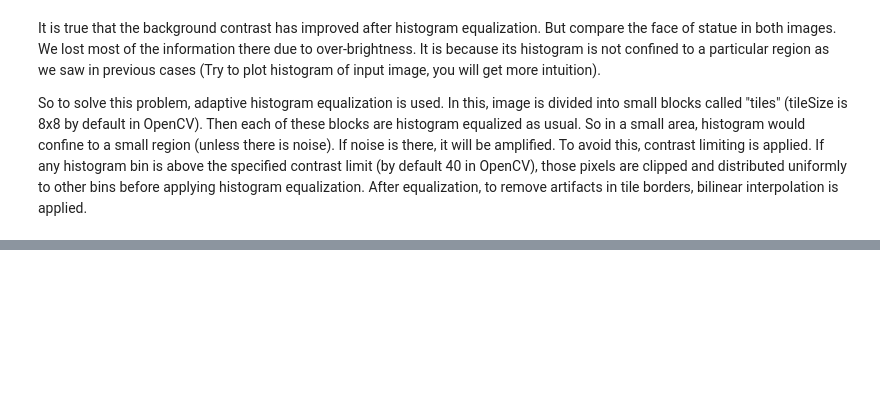
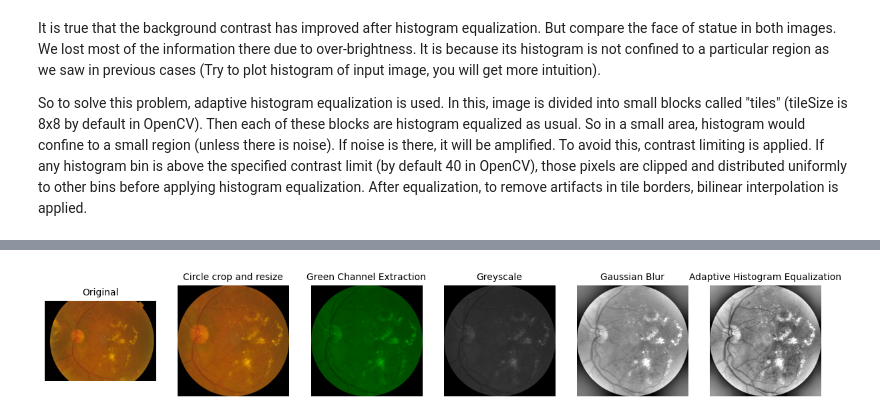
Before and after one commit to mawady/msc-retinalrecog, a Jupyter notebook: Experiment1.ipynb, the cells around one changed output, grey strips where cells are left out. Drawn from its saved outputs; the diff is of its cells as text; code cells hidden in the pictures; blank space fills up the shorter version.

```diff
--- a/Experiment1.ipynb
+++ b/Experiment1.ipynb
@@ -120,0 +67,100 @@ preprocess("03c85870824c") # Level 3
+# %%
+# ref: https://www.kaggle.com/code/ratthachat/aptos-eye-preprocessing-in-diabetic-retinopathy/notebook
+# ref: https://www.kaggle.com/code/ratthachat/aptos-eye-preprocessing-in-diabetic-retinopathy/notebook
+# ref for circle crop: https://github.com/debayanmitra1993-data/Blindness-Detection-Diabetic-Retinopathy-/blob/master/research_paper_implementation.ipynb
+def crop_image_from_gray(img,tol=7):
+    if img.ndim ==2:
+        mask = img>tol
+        return img[np.ix_(mask.any(1),mask.any(0))]
+    elif img.ndim==3:
+        gray_img = cv2.cvtColor(img, cv2.COLOR_RGB2GRAY)
+        mask = gray_img>tol
+
+        check_shape = img[:,:,0][np.ix_(mask.any(1),mask.any(0))].shape[0]
+        if (check_shape == 0): # image is too dark so that we crop out everything,
+            return img # return original image
+        else:
+            img1=img[:,:,0][np.ix_(mask.any(1),mask.any(0))]
+            img2=img[:,:,1][np.ix_(mask.any(1),mask.any(0))]
+            img3=img[:,:,2][np.ix_(mask.any(1),mask.any(0))]
+            img = np.stack([img1,img2,img3],axis=-1)
+        return img
+
+def circle_crop(img, sigmaX = 30):
+    """
+    Create circular crop around image centre
+    """
+    img = crop_image_from_gray(img)
+
+    height, width, depth = img.shape
+
+    x = int(width/2)
+    y = int(height/2)
+    r = np.amin((x,y))
+
+    circle_img = np.zeros((height, width), np.uint8)
+    cv2.circle(circle_img, (x,y), int(r), 1, thickness=-1)
+    img = cv2.bitwise_and(img, img, mask=circle_img)
+    img = crop_image_from_gray(img)
+    return img
+
+def preprocess(id_code):
+
+  fig, ax = plt.subplots(1,6)
+
+  img = cv2.imread(TRAIN_PATH + id_code + ".png")
+
+  ax[0].imshow(cv2.cvtColor(img, cv2.COLOR_BGR2RGB))
+  ax[0].set_title("Original")
+  ax[0].axis('off')
+
+  # Circle crop
+  img = circle_crop(img)
+
+  # Resize the image
+  img = cv2.resize(img, IMG_SIZE)
+
+  ax[1].imshow(cv2.cvtColor(img, cv2.COLOR_BGR2RGB))
+  ax[1].set_title("Circle crop and resize")
+  ax[1].axis('off')
+
+  # Extract Green Channel
+  img[:,:,0] = 0
+  img[:,:,2] = 0
+
+  ax[2].imshow(cv2.cvtColor(img, cv2.COLOR_BGR2RGB))
+  ax[2].set_title("Green Channel Extraction")
+  ax[2].axis('off')
+
+  # Convert to Greyscale
+  img = cv2.cvtColor(img, cv2.COLOR_BGR2GRAY)
+
+  ax[3].imshow(cv2.cvtColor(img, cv2.COLOR_BGR2RGB))
+  ax[3].set_title("Greyscale")
+  ax[3].axis('off')
+
+  # Apply Gaussian Blur
+  img = cv2.addWeighted(img,4, cv2.GaussianBlur( img , (0,0) , 512/10) ,-4 ,128)
+
+  ax[4].imshow(cv2.cvtColor(img, cv2.COLOR_BGR2RGB))
+  ax[4].set_title("Gaussian Blur")
+  ax[4].axis('off')
+
+  # Perform histogram equalization
+
+  clahe = cv2.createCLAHE(clipLimit=5.0, tileGridSize=(8,8))
+  img = clahe.apply(img)
+
+  ax[5].imshow(cv2.cvtColor(img, cv2.COLOR_BGR2RGB))
+  ax[5].set_title("Adaptive Histogram Equalization")
+  ax[5].axis('off')
+
+  #cv2.imwrite(TRAIN_PREP_PATH + id_code + ".png", img)
+
+
+preprocess("0dc8d25b3f69") # Level 3
+
+#for id_code in train["id_code"]:
+ # preprocess(id_code)
+# %% [output]
+[figure, added]
```
Also changed, not shown: parts of 10 cells of this notebook.
